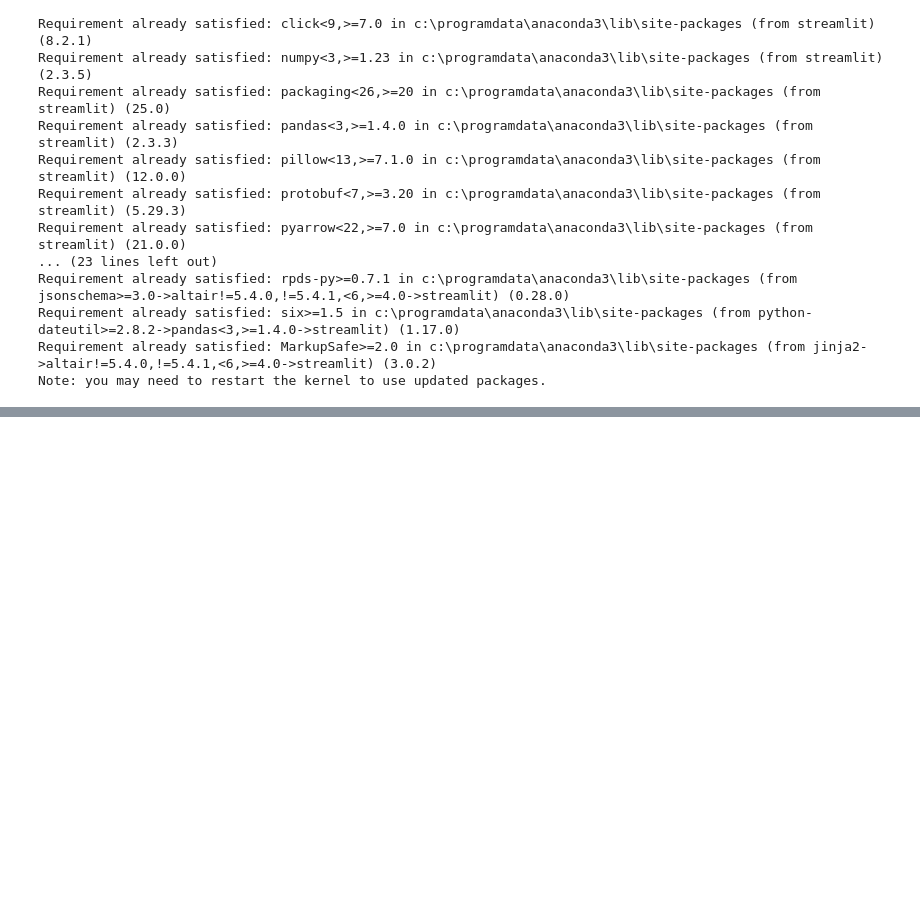
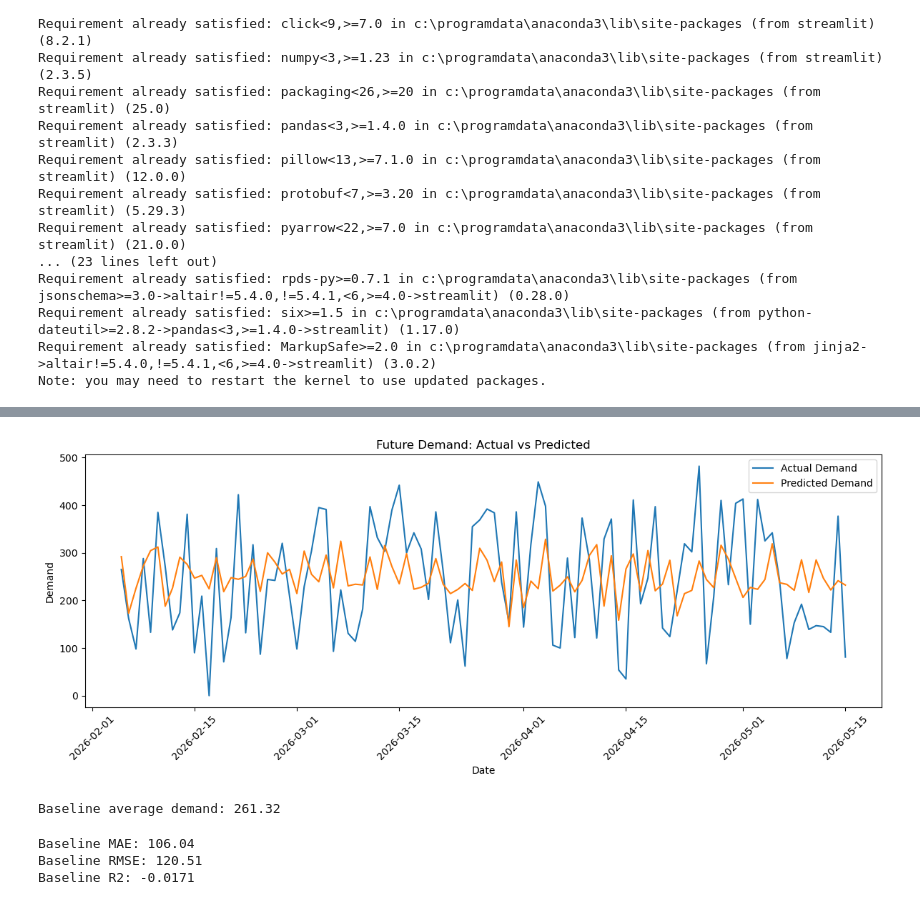
Before and after one commit to satyam18srivastava/production-demand-prediction, a Jupyter notebook: ML Project.ipynb, the cells around one changed output, grey strips where cells are left out. Saved outputs shown, nothing was run; the diff lists cells and outputs as text; code cells hidden in the pictures; blank space fills up the shorter version.

Commit message:
Add chronological demand forecasting experiments

```diff
--- a/ML Project.ipynb
+++ b/ML Project.ipynb
@@ -549,0 +690,8 @@ if st.button("Predict Demand"):
+# %%
+forecast_comparison = pd.DataFrame({
+    "Date": df_forecast["Date"].iloc[split_index:].values,
+    "Actual Demand": y_test_time.values,
+    "Predicted Demand": forecast_predictions
+})
+
+forecast_comparison.head(15)
@@ -549,0 +715,57 @@ if st.button("Predict Demand"):
+# %%
+import matplotlib.pyplot as plt
+
+plt.figure(figsize=(12, 5))
+
+plt.plot(
+    forecast_comparison["Date"],
+    forecast_comparison["Actual Demand"],
+    label="Actual Demand"
+)
+
+plt.plot(
+    forecast_comparison["Date"],
+    forecast_comparison["Predicted Demand"],
+    label="Predicted Demand"
+)
+
+plt.title("Future Demand: Actual vs Predicted")
+plt.xlabel("Date")
+plt.ylabel("Demand")
+plt.legend()
+plt.xticks(rotation=45)
+plt.tight_layout()
+plt.show()
+# %% [output]
+[figure, added]
+# %%
+baseline_value = y_train_time.mean()
+
+baseline_predictions = np.full(
+    len(y_test_time),
+    baseline_value
+)
+
+print("Baseline average demand:", round(baseline_value, 2))
+# %% [output]
+Baseline average demand: 261.32
+# %%
+baseline_mae = mean_absolute_error(
+    y_test_time, baseline_predictions
+)
+
+baseline_rmse = np.sqrt(
+    mean_squared_error(y_test_time, baseline_predictions)
+)
+
+baseline_r2 = r2_score(
+    y_test_time, baseline_predictions
+)
+
+print("Baseline MAE:", round(baseline_mae, 2))
+print("Baseline RMSE:", round(baseline_rmse, 2))
+print("Baseline R2:", round(baseline_r2, 4))
+# %% [output]
+Baseline MAE: 106.04
+Baseline RMSE: 120.51
+Baseline R2: -0.0171
```
Also changed, not shown: parts of 6 cells of this notebook.
